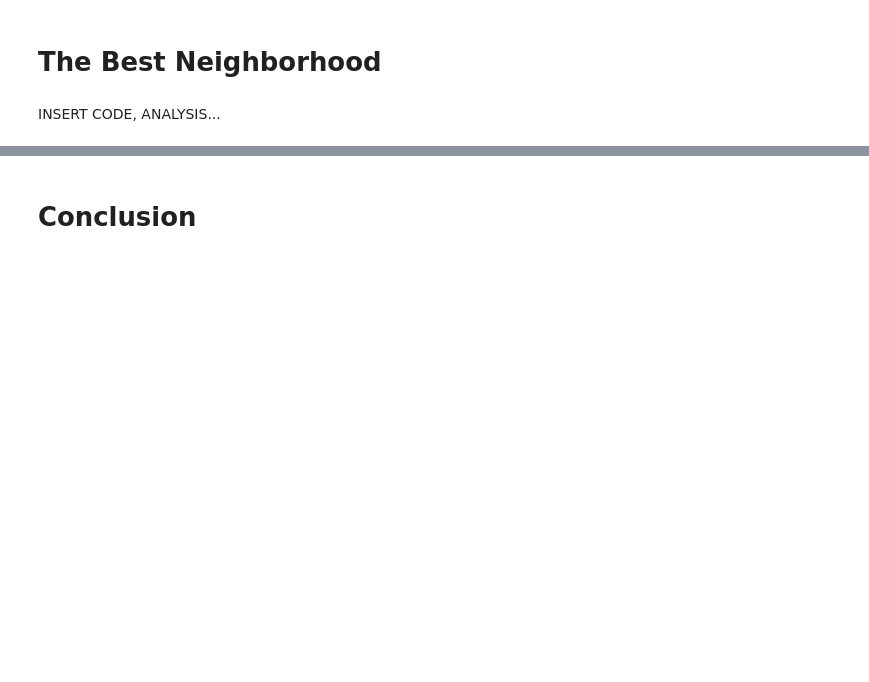
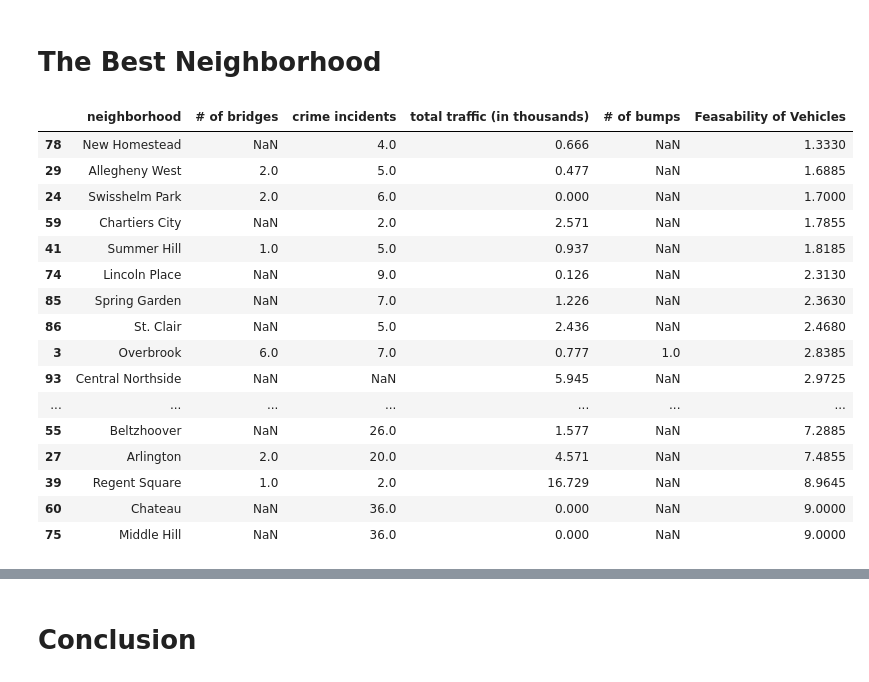
Before and after one commit to AnishC523/PittsburghBestNeighborhood, a Jupyter notebook: Final Notebook.ipynb, the cells around one changed output, grey strips where cells are left out. Cells and saved outputs as stored; diff of their text form; code cells hidden in the pictures; blank space fills up the shorter version.

```diff
--- a/Final Notebook.ipynb
+++ b/Final Notebook.ipynb
@@ -30,5 +30,3 @@ Our Datasets (plus an explaination):
 Overall, this metric uses the lens of the vehicle to see Pittsburgh through the eyes of its transportation. By doing this, it includes scenery through bridges, congestion through traffic, safety through police incidents, and the ability to go fast through speed humps.
 # %% [markdown]
 # The Best Neighborhood
-# %% [markdown]
-INSERT CODE, ANALYSIS...
@@ -34,0 +79,69 @@ INSERT CODE, ANALYSIS...
+# %%
+# DATAFRAME FOR SPEED BUMPS
+af = pd.read_csv("Pitt_SpeedBump.csv")
+#Now removing all NaN values to make analysis easier.
+af = af.dropna(axis = 0)
+#7 rows needed to be dropped. Now let us sort by neighborhoods.
+af = af.sort_values(["neighborhood"], axis = 0)
+cols = [i for i in list(af.columns) if i not in ["hump_id", "neighborhood", "locator_street", "public_works_division"]]
+af_dropped = af.drop(columns = cols, axis = 1)
+neighborhood_bumps = dict()
+for index, row in af_dropped.iterrows():
+    if row["neighborhood"] in neighborhood_bumps:
+        neighborhood_bumps[row["neighborhood"]] = neighborhood_bumps[row["neighborhood"]] + 1
+    else:
+        neighborhood_bumps[row["neighborhood"]] = 1
+bumpcount = pd.DataFrame(list(neighborhood_bumps.items()), columns = ['neighborhood', '# of bumps'])
+bumpcount_sorted = bumpcount.sort_values("# of bumps", ascending = False)
+# %%
+main_df = pd.DataFrame(columns = ['neighborhood', 'crime incidents', 'total traffic (in thousands)', '# of bumps', '# of bridges'] )
+
+# main_df = pd.concat([neighborhood_incidents_df, main_df])
+# main_df = main_df.sort_values('neighborhood')
+
+# for index, row in main_df.iterrows():
+#     neighborhood = row["neighborhood"]
+# main_df.head(30)
+# pd.concat([bridgescount_sorted, neighborhood_incidents_df, neighborhoodToTraffic, bumpcount_sorted], axis = 1)
+
+main_df = pd.merge(bridgescount_sorted, neighborhood_incidents_df, on = 'neighborhood', how = 'outer')
+main_df = pd.merge(main_df, neighborhoodToTraffic, on = 'neighborhood', how = 'outer')
+main_df = pd.merge(main_df, bumpcount_sorted, on = 'neighborhood', how = 'outer')
+
+main_df = main_df.sort_values('neighborhood')
+final_metric_list = []
+for index, row in main_df.iterrows():
+    temp = 0
+    if(not math.isnan(row['# of bridges']*0.10)):
+        temp += row['# of bridges']*0.10
+    if(not math.isnan(row['crime incidents']*0.25)):
+        temp += row['crime incidents']*0.25
+    if(not math.isnan(row['total traffic (in thousands)']*0.5)):
+        temp += row['total traffic (in thousands)']*0.5
+    if(not math.isnan(row['# of bumps']*0.1)):
+        temp += row['# of bumps']*0.1
+    if(math.isnan(row['total traffic (in thousands)'])):
+        temp = np.nan
+    final_metric_list.append(temp)
+
+main_df['Feasability of Vehicles'] = final_metric_list
+main_df = main_df.sort_values('Feasability of Vehicles')
+main_df.head(30)
+# %% [output]
+|  | neighborhood | # of bridges | crime incidents | total traffic (in thousands) | # of bumps | Feasability of Vehicles |
+| 78 | New Homestead | NaN | 4.0 | 0.666 | NaN | 1.3330 |
+| 29 | Allegheny West | 2.0 | 5.0 | 0.477 | NaN | 1.6885 |
+| 24 | Swisshelm Park | 2.0 | 6.0 | 0.000 | NaN | 1.7000 |
+| 59 | Chartiers City | NaN | 2.0 | 2.571 | NaN | 1.7855 |
+| 41 | Summer Hill | 1.0 | 5.0 | 0.937 | NaN | 1.8185 |
+| 74 | Lincoln Place | NaN | 9.0 | 0.126 | NaN | 2.3130 |
+| 85 | Spring Garden | NaN | 7.0 | 1.226 | NaN | 2.3630 |
+| 86 | St. Clair | NaN | 5.0 | 2.436 | NaN | 2.4680 |
+| 3 | Overbrook | 6.0 | 7.0 | 0.777 | 1.0 | 2.8385 |
+| 93 | Central Northside | NaN | NaN | 5.945 | NaN | 2.9725 |
+| ... | ... | ... | ... | ... | ... | ... |
+| 55 | Beltzhoover | NaN | 26.0 | 1.577 | NaN | 7.2885 |
+| 27 | Arlington | 2.0 | 20.0 | 4.571 | NaN | 7.4855 |
+| 39 | Regent Square | 1.0 | 2.0 | 16.729 | NaN | 8.9645 |
+| 60 | Chateau | NaN | 36.0 | 0.000 | NaN | 9.0000 |
+| 75 | Middle Hill | NaN | 36.0 | 0.000 | NaN | 9.0000 |
```
Also changed, not shown: parts of 8 cells of this notebook.
